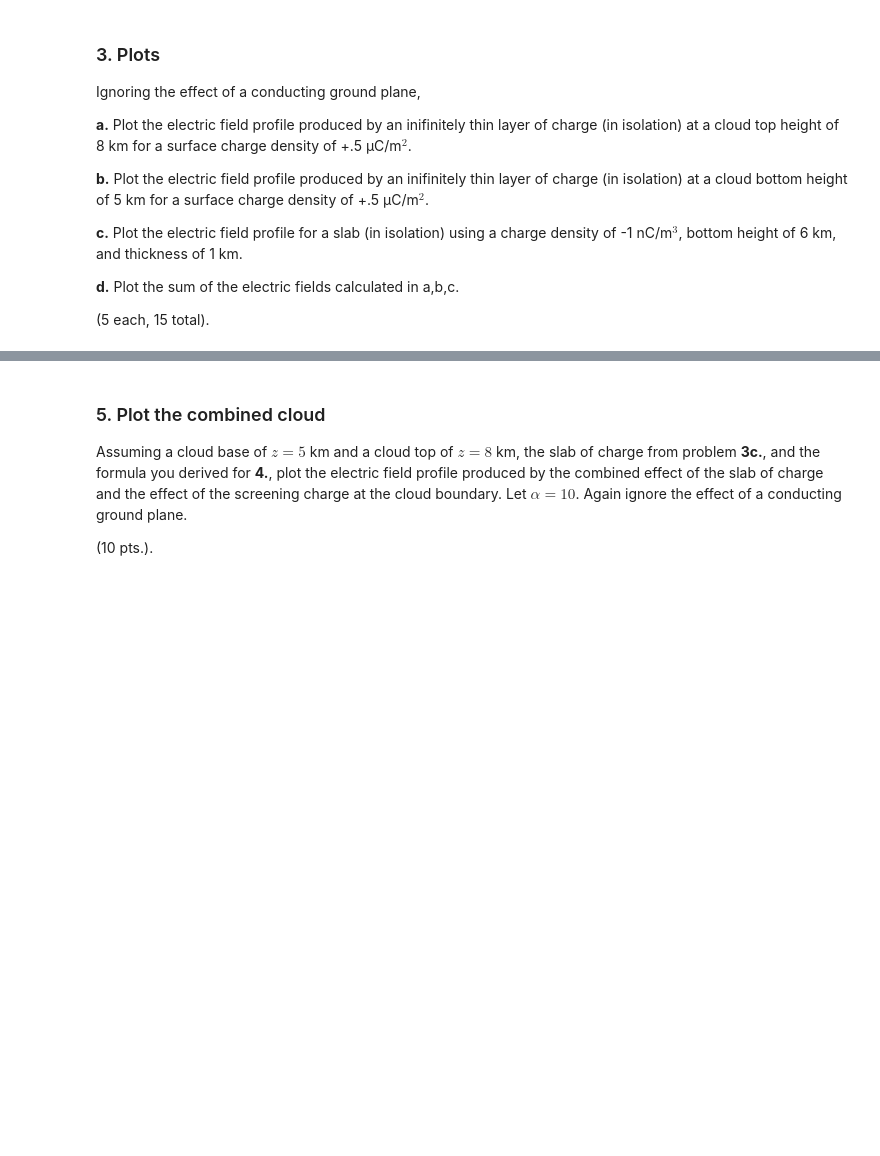
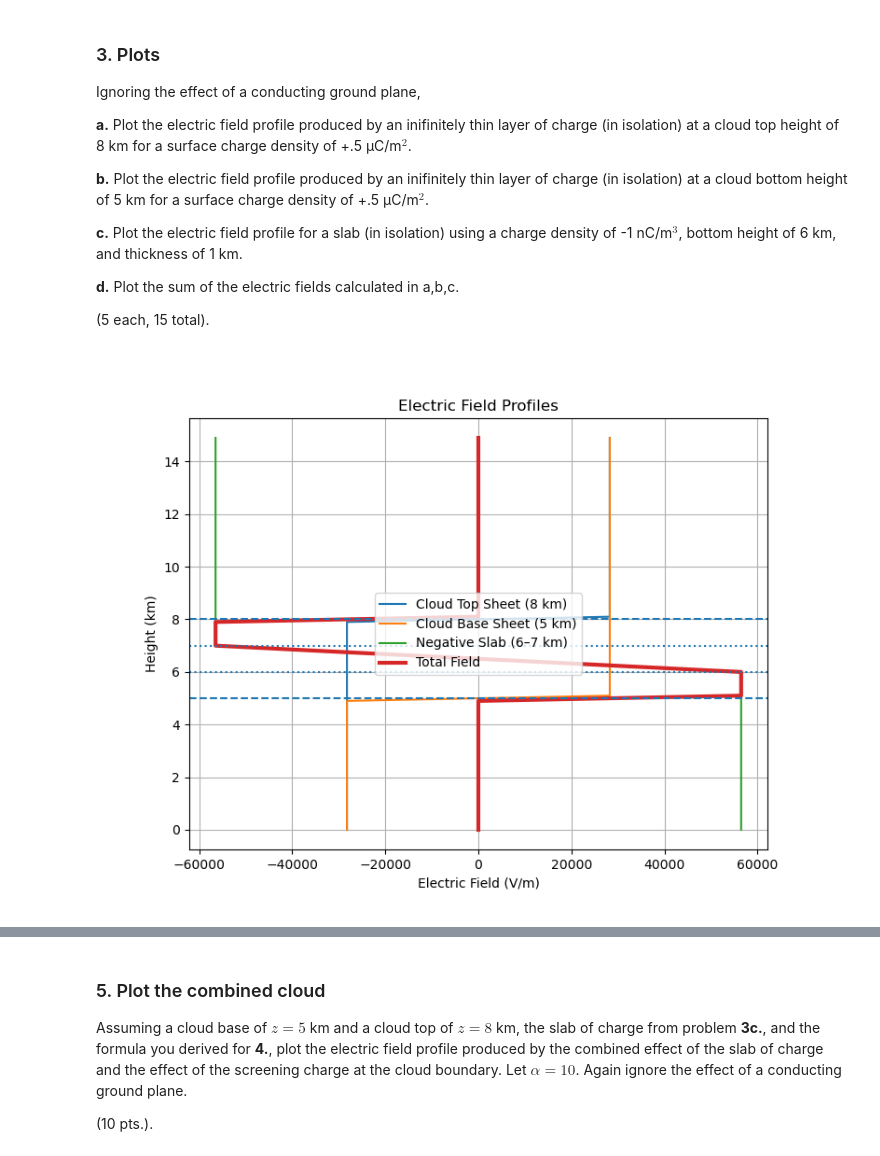
Before and after one commit to anbenz/Electricity, a Jupyter notebook: hw2.ipynb, the cells around one changed output, grey strips where cells are left out. Saved outputs shown, nothing was run; the diff lists cells and outputs as text; code cells hidden in the pictures; blank space fills up the shorter version.

```diff
--- a/hw2.ipynb
+++ b/hw2.ipynb
@@ -51,7 +103,8 @@ def sheet_E(z, z_0, sigma_q):
     """
 
     # Replace this line with your own E.
-    E = None
+    E_direction = np.sign(z-z_0)
+    E = sigma_q /(2 * epsilon)*E_direction
 
     return E
 
@@ -63,9 +116,14 @@ def slab_E(z, z_0, H, rho):
 
     Units:
     """
+    if z < z_0:
+        E = -rho * H / (2 * epsilon)
 
-    # Replace this line with your own E.
-    E = None
+    elif z_0 <= z <= z_0 + H:
+        E = rho / epsilon * (z - z_0 -(H/2))
+
+    else:
+        E = rho * H / (2 * epsilon)
 
     return E
 
@@ -84,6 +142,43 @@ Ignoring the effect of a conducting ground plane,
 **d.** Plot the sum of the electric fields calculated in a,b,c.
 
 <span class="ecb">(5 each, 15 total)</span>.
+# %%
+sigma_cloud_top= 0.5e-6
+sigma_cloud_base= 0.5e-6
+z_cloud_top= 8e3
+z_cloud_base= 5e3
+
+rho_slab= -1e-9
+z_slab_bottom= 6e3
+H_slab = 1e3
+
+E_top = np.array([sheet_E(z, z_cloud_top, sigma_cloud_top) for z in all_z])
+E_base = np.array([sheet_E(z, z_cloud_base, sigma_cloud_base) for z in all_z])
+E_slab = np.array([slab_E(z, z_slab_bottom, H_slab, rho_slab) for z in all_z])
+
+E_total = E_top + E_base + E_slab
+
+plt.figure(figsize=(8,6))
+
+plt.plot(E_top, all_z/1000, label='Cloud Top Sheet (8 km)')
+plt.plot(E_base, all_z/1000, label='Cloud Base Sheet (5 km)')
+plt.plot(E_slab, all_z/1000, label='Negative Slab (6–7 km)')
+plt.plot(E_total, all_z/1000, linewidth=3, label='Total Field')
+
+plt.axhline(8, linestyle='--')
+plt.axhline(5, linestyle='--')
+plt.axhline(6, linestyle=':')
+plt.axhline(7, linestyle=':')
+
+plt.xlabel('Electric Field (V/m)')
+plt.ylabel('Height (km)')
+plt.title('Electric Field Profiles')
+plt.legend()
+plt.grid(True)
+
+plt.show()
+# %% [output]
+[figure, added]
 # %% [markdown]
 ### 4. Combining charge and the effect of conductivity
 
```
Also changed, not shown: parts of 12 cells of this notebook.
